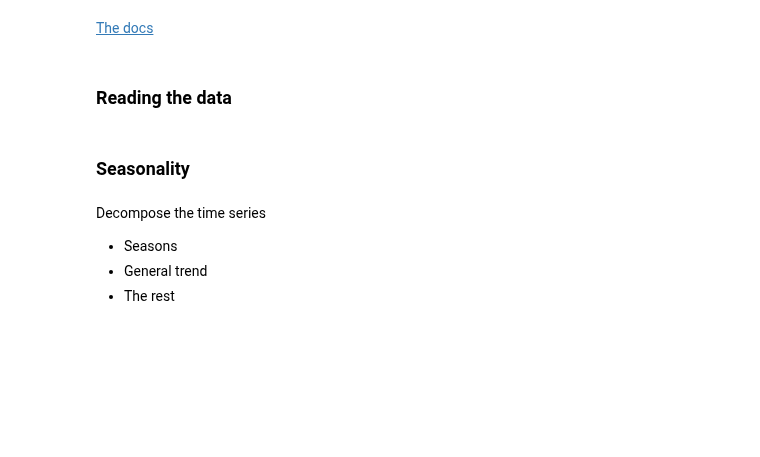
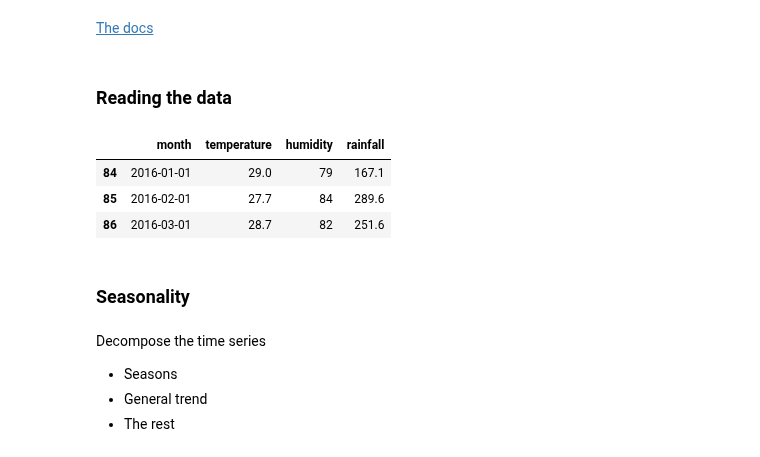
Before and after one commit to Ironhack-data-bcn-oct-2023/lectures, a Jupyter notebook: week-6/04 - Time series III - Modeling.ipynb, the cells around one changed output. Saved outputs shown, nothing was run; the diff lists cells and outputs as text; code cells hidden in the pictures; blank space fills up the shorter version.

```diff
--- a/week-6/04 - Time series III - Modeling.ipynb
+++ b/week-6/04 - Time series III - Modeling.ipynb
@@ -177,8 +196,13 @@ from random import random
 # %% [markdown]
 ### Reading the data
 # %%
-df = pd.read_csv('datasets/weather_data.csv')
+df = pd.read_csv('../datasets/weather_data.csv')
 df.head(3)
+# %% [output]
+|  | month | temperature | humidity | rainfall |
+| 84 | 2016-01-01 | 29.0 | 79 | 167.1 |
+| 85 | 2016-02-01 | 27.7 | 84 | 289.6 |
+| 86 | 2016-03-01 | 28.7 | 82 | 251.6 |
 # %%
 df.index = pd.DatetimeIndex(df["month"])
 # %% [markdown]
```
Also changed, not shown: parts of 12 cells of this notebook.
